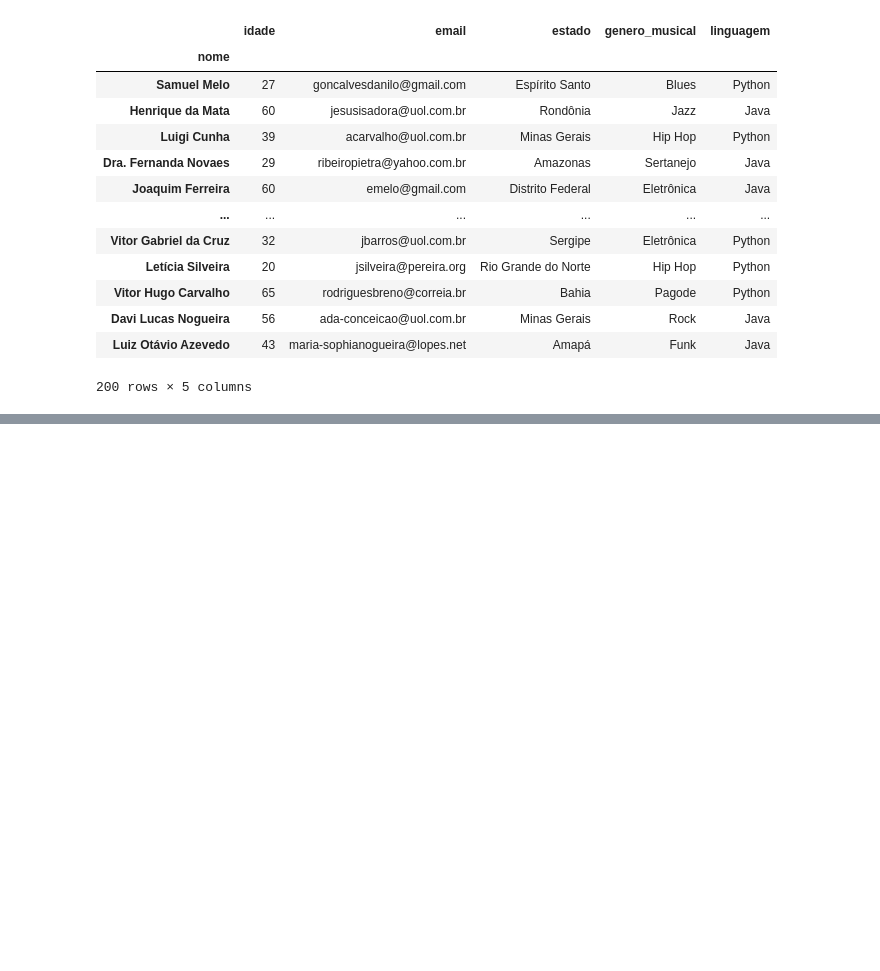
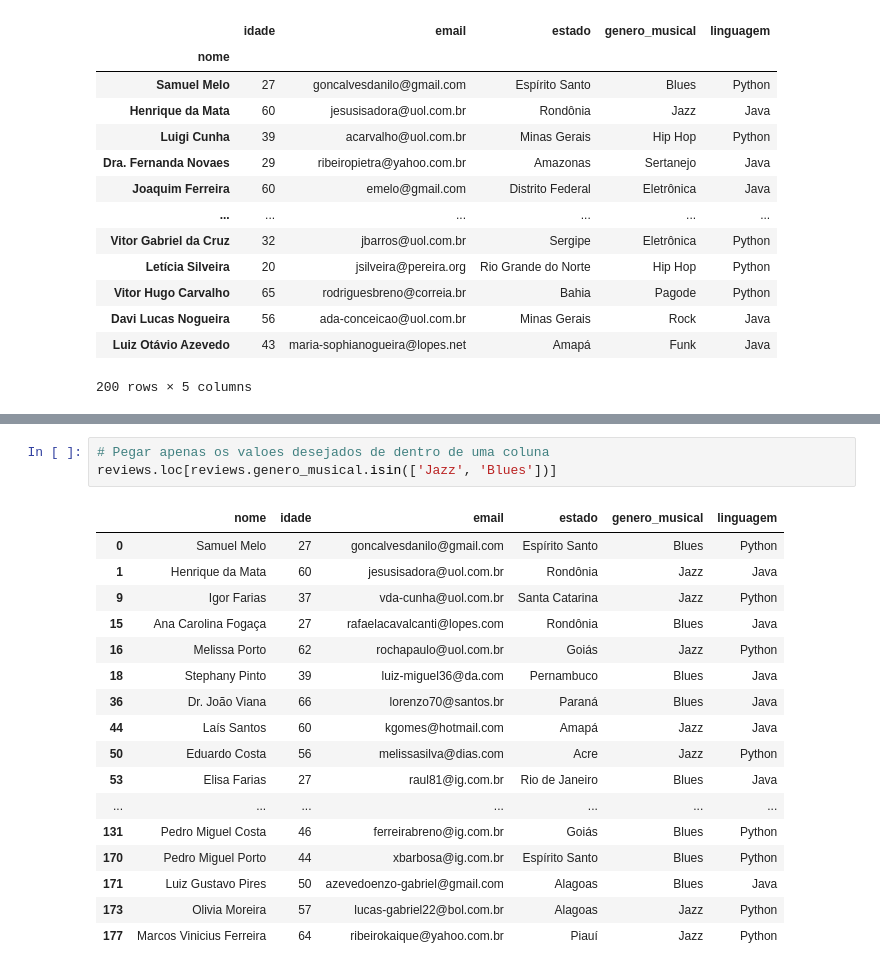
Before and after one commit to ericksonlopes/Practicing_Pandas, a Jupyter notebook: 03_kaggle_learn_pandas/02_indexacao_selecao_atribuicao.ipynb, the cells around one changed output, grey strips where cells are left out. Drawn from its saved outputs; the diff is of its cells as text; blank space fills up the shorter version.

```diff
--- a/03_kaggle_learn_pandas/02_indexacao_selecao_atribuicao.ipynb
+++ b/03_kaggle_learn_pandas/02_indexacao_selecao_atribuicao.ipynb
@@ -166,0 +230,21 @@ reviews.set_index('nome')
+# %%
+# Pegar apenas os valoes desejados de dentro de uma coluna
+reviews.loc[reviews.genero_musical.isin(['Jazz', 'Blues'])]
+# %% [output]
+|  | nome | idade | email | estado | genero_musical | linguagem |
+| 0 | Samuel Melo | 27 | goncalvesdanilo@gmail.com | Espírito Santo | Blues | Python |
+| 1 | Henrique da Mata | 60 | jesusisadora@uol.com.br | Rondônia | Jazz | Java |
+| 9 | Igor Farias | 37 | vda-cunha@uol.com.br | Santa Catarina | Jazz | Python |
+| 15 | Ana Carolina Fogaça | 27 | rafaelacavalcanti@lopes.com | Rondônia | Blues | Java |
+| 16 | Melissa Porto | 62 | rochapaulo@uol.com.br | Goiás | Jazz | Python |
+| 18 | Stephany Pinto | 39 | luiz-miguel36@da.com | Pernambuco | Blues | Java |
+| 36 | Dr. João Viana | 66 | lorenzo70@santos.br | Paraná | Blues | Java |
+| 44 | Laís Santos | 60 | kgomes@hotmail.com | Amapá | Jazz | Java |
+| 50 | Eduardo Costa | 56 | melissasilva@dias.com | Acre | Jazz | Python |
+| 53 | Elisa Farias | 27 | raul81@ig.com.br | Rio de Janeiro | Blues | Java |
+| ... | ... | ... | ... | ... | ... | ... |
+| 131 | Pedro Miguel Costa | 46 | ferreirabreno@ig.com.br | Goiás | Blues | Python |
+| 170 | Pedro Miguel Porto | 44 | xbarbosa@ig.com.br | Espírito Santo | Blues | Python |
+| 171 | Luiz Gustavo Pires | 50 | azevedoenzo-gabriel@gmail.com | Alagoas | Blues | Java |
+| 173 | Olivia Moreira | 57 | lucas-gabriel22@bol.com.br | Alagoas | Jazz | Python |
+| 177 | Marcos Vinicius Ferreira | 64 | ribeirokaique@yahoo.com.br | Piauí | Jazz | Python |
```
Also changed, not shown: parts of 5 cells of this notebook.
